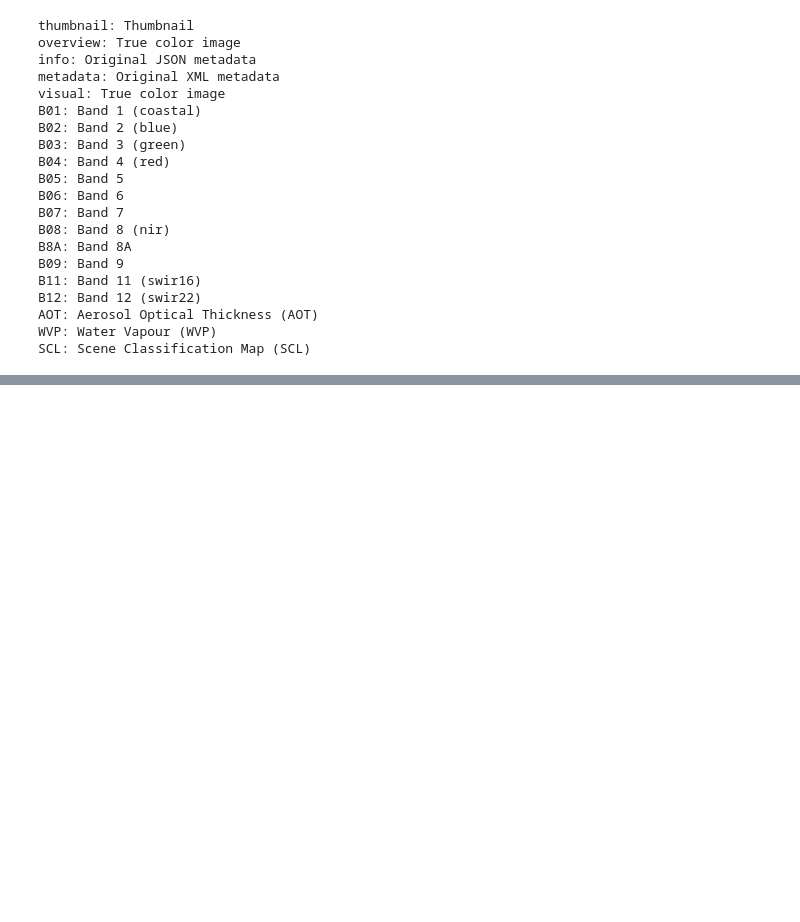
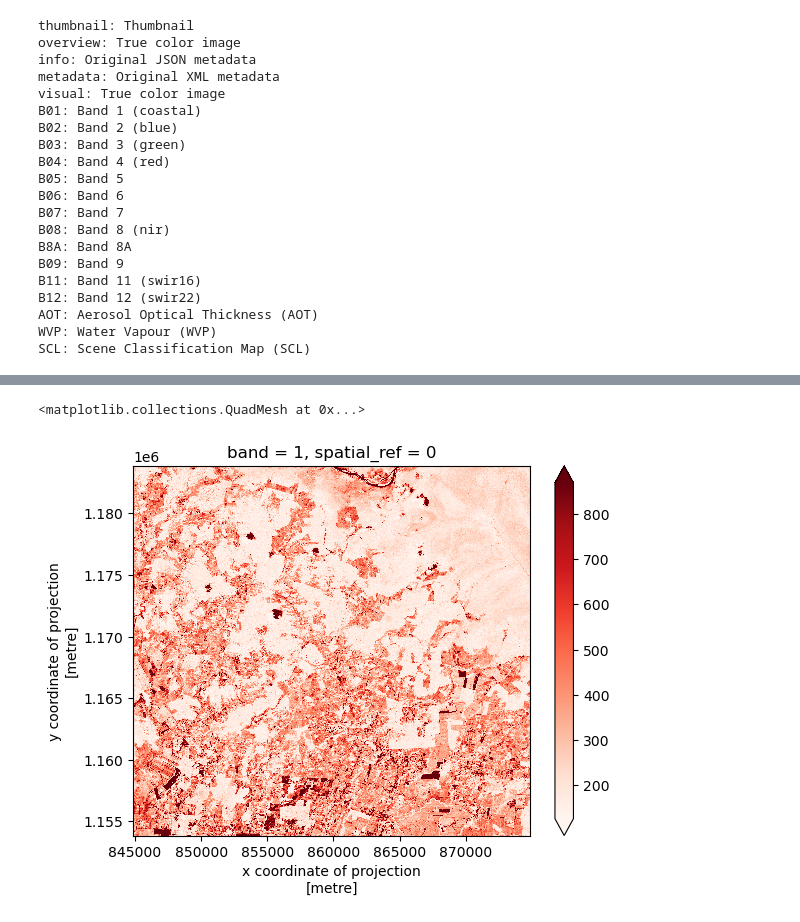
Before and after one commit to Joseumaa13/ManejoRasters, a Jupyter notebook: Manejo de datos raster.ipynb, the cells around one changed output, grey strips where cells are left out. Saved outputs shown, nothing was run; the diff lists cells and outputs as text; code cells hidden in the pictures; blank space fills up the shorter version.

```diff
--- a/Manejo de datos raster.ipynb
+++ b/Manejo de datos raster.ipynb
@@ -165,0 +302,4 @@ SCL: Scene Classification Map (SCL)
+# %%
+# Bandas necesarias para el cálculo
+b_red = rioxarray.open_rasterio(assets["B04"].href)
+b_nir = rioxarray.open_rasterio(assets["B8A"].href)
@@ -165,0 +308,8 @@ SCL: Scene Classification Map (SCL)
+# %%
+# Buffer (rectángulo) de 15 km alrededor de un punto
+point = Point(859872, 1168852)
+bbox = point.buffer(15000).bounds ## (metros)
+
+# Recorte
+b_red_clip = b_red.rio.clip_box(*bbox)
+b_nir_clip = b_nir.rio.clip_box(*bbox)
@@ -165,0 +348,6 @@ SCL: Scene Classification Map (SCL)
+# %%
+# Visualización de la banda roja
+b_red_clip.plot(robust=True, cmap="Reds")
+# %% [output]
+<matplotlib.collections.QuadMesh at 0x...>
+[figure, added]
```
Also changed, not shown: parts of 29 cells of this notebook.
